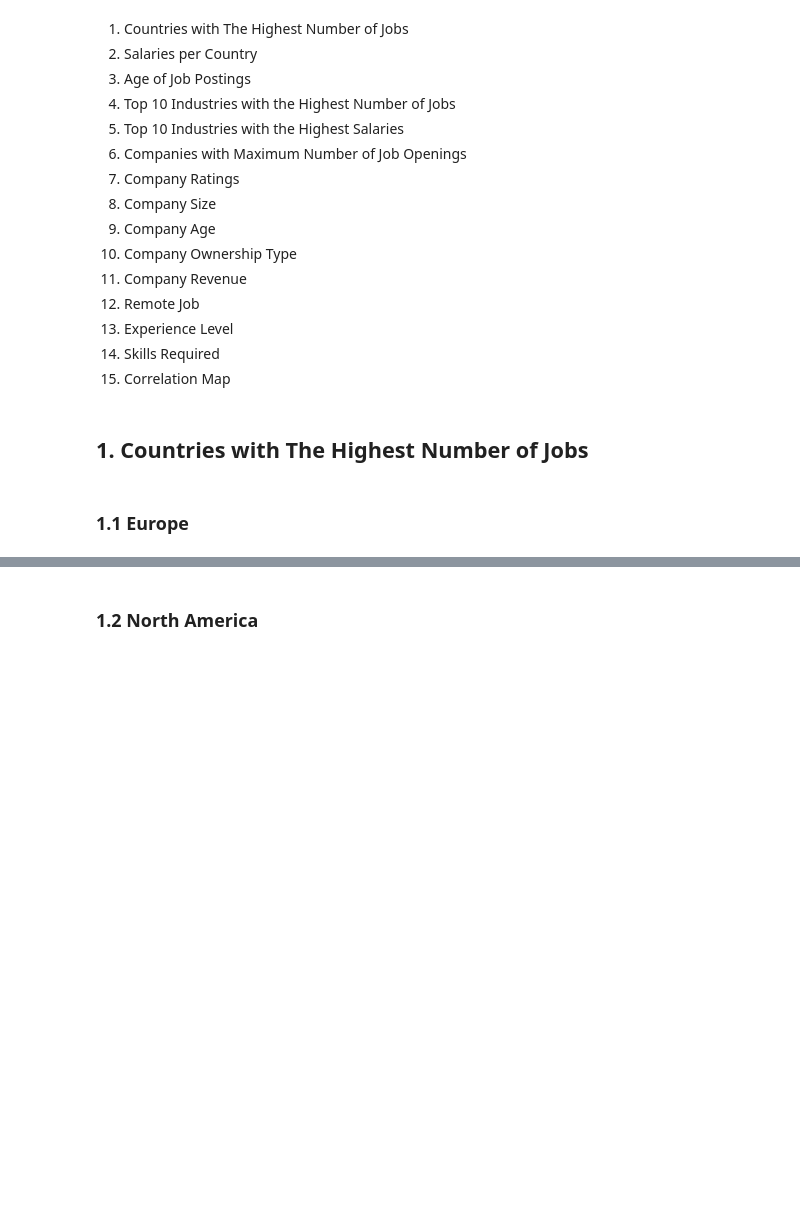
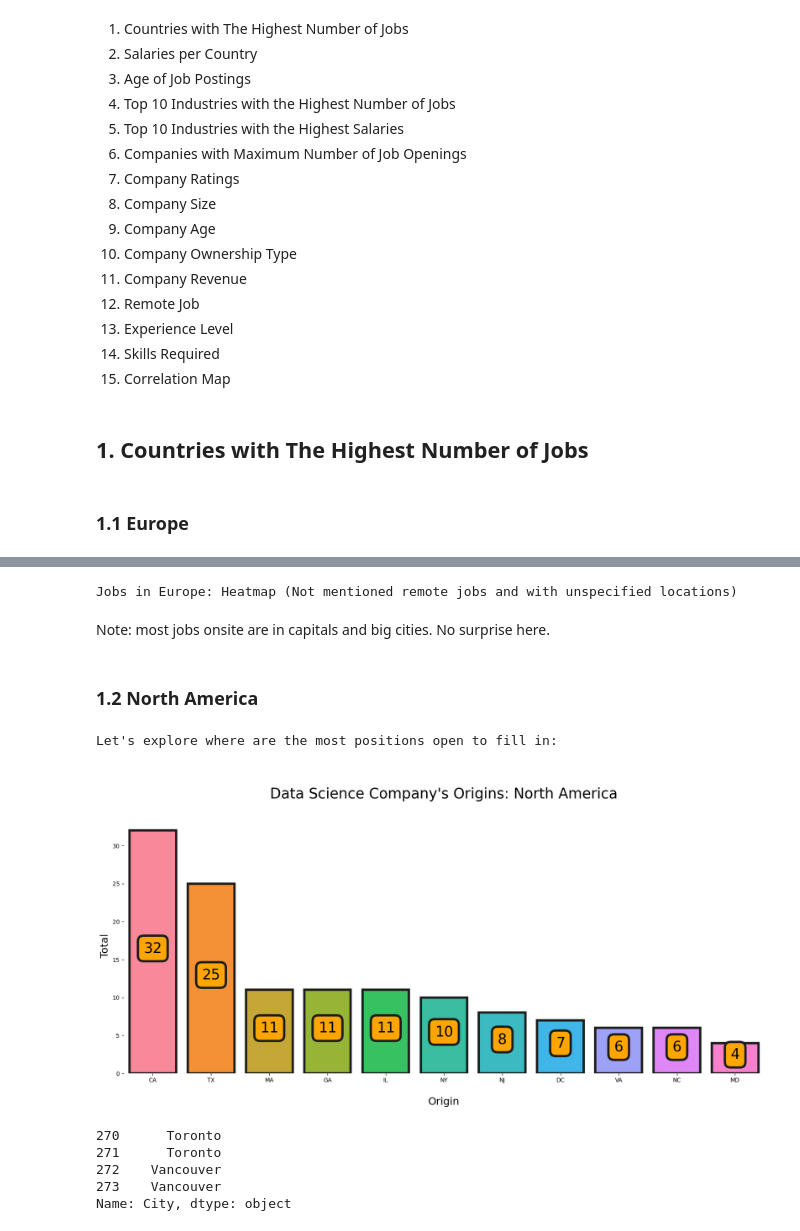
Before and after one commit to Luk-kar/DS_salaries_project, a Jupyter notebook: _003_eda.ipynb, the cells around one changed output, grey strips where cells are left out. Drawn from its saved outputs; the diff is of its cells as text; code cells hidden in the pictures; blank space fills up the shorter version.

```diff
--- a/_003_eda.ipynb
+++ b/_003_eda.ipynb
@@ -943,13 +943,18 @@ def show_top_number_of_companies_per_country(data: pd.DataFrame, region: str):
     plot_data = data.drop_duplicates(subset=[('Company_info', 'Name')])
     plot_data = plot_data[plot_data['Job_details']['Region'] == region]
 
+    if region == "North America":
+        plot_data = plot_data["Job_details"]['State']
+    else:
+        plot_data = plot_data["Job_details"]['Country']
+
     print("Let's explore where are the most positions open to fill in:")
 
     plt.subplots(figsize=(20, 8))
-    p=sns.countplot(x=plot_data["Job_details"]['Country'],order=plot_data["Job_details"]['Country'].value_counts().index[:11], saturation=1, edgecolor = "#1c1c1c", linewidth = 4)
-    p.axes.set_title("\nData Science Company's Origins\n",fontsize=25)
-    p.axes.set_xlabel("\nOrigin",fontsize=20)
-    p.axes.set_ylabel("Total",fontsize=20)
+    p=sns.countplot(x=plot_data,order=plot_data.value_counts().index[:11], saturation=1, edgecolor = "#1c1c1c", linewidth = 4)
+    p.axes.set_title(f"\nData Science Company's Origins: {region}\n",fontsize=25)
+    p.axes.set_xlabel("\nOrigin",fontsize=18)
+    p.axes.set_ylabel("Total",fontsize=18)
     p.axes.set_xticklabels(p.get_xticklabels(),rotation = 0)
     for container in p.containers:
         p.bar_label(container,label_type="center",padding=6,size=25,color="black",rotation=0,
@@ -1144,2 +1190,13 @@ def show_number_of_jobs_per_country(data:pd.DataFrame):
+# %%
+show_jobs_density(data, 'Europe', geo_data)
+# %% [output]
+Jobs in Europe: Heatmap (Not mentioned remote jobs and with unspecified locations)
+# %% [markdown]
+Note: most jobs onsite are in capitals and big cities. No surprise here.
 # %% [markdown]
 ### 1.2 North America
+# %%
+show_top_number_of_companies_per_country(data, 'North America')
+# %% [output]
+Let's explore where are the most positions open to fill in:
+[figure, added]
@@ -1145,0 +1247,8 @@ def show_number_of_jobs_per_country(data:pd.DataFrame):
+# %%
+data[data['Job_details']['Country'] == 'Canada']["Job_details"]['City']
+# %% [output]
+270      Toronto
+271      Toronto
+272    Vancouver
+273    Vancouver
+Name: City, dtype: object
```
Also changed, not shown: parts of 10 cells of this notebook, 5 other files.
